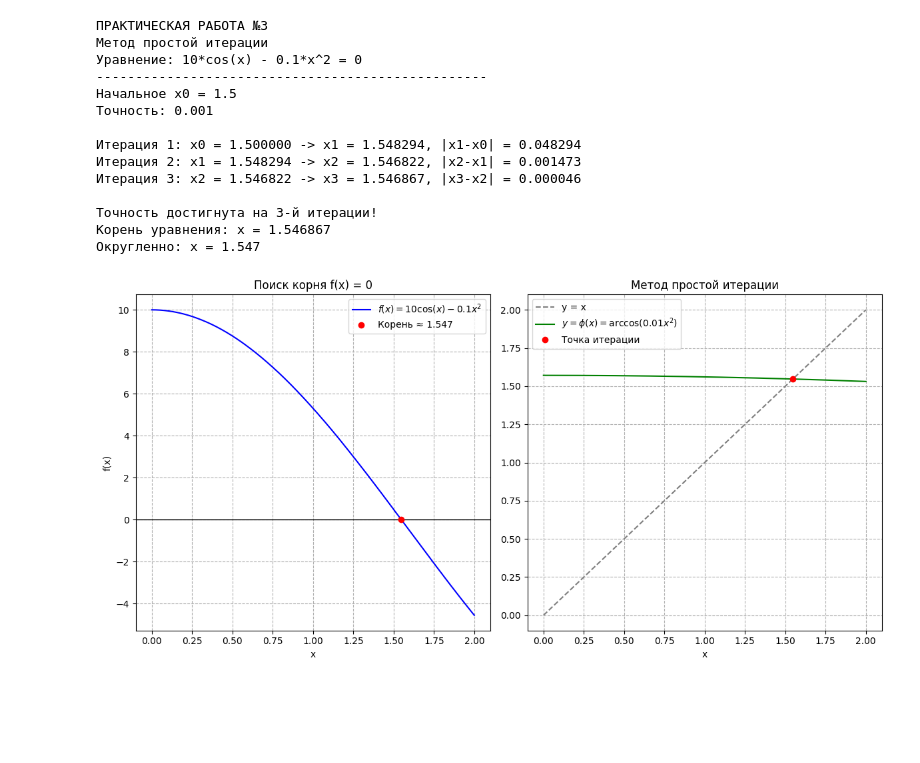
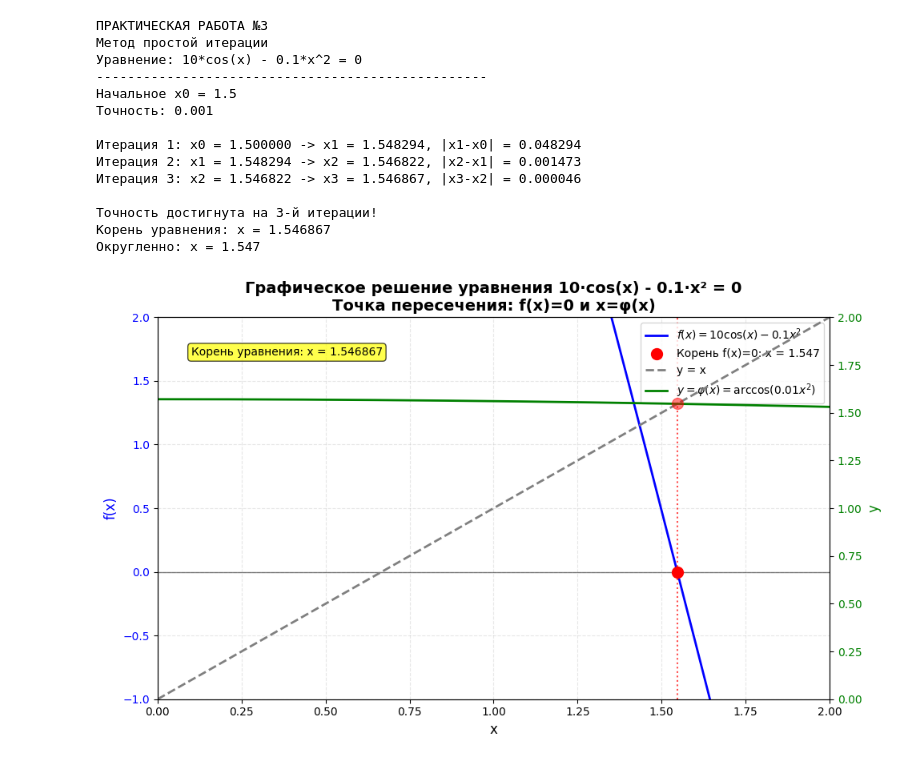
Before and after one commit to Matyuzha/homework, a Jupyter notebook: practice3.ipynb, the cells around one changed output. Cells and saved outputs as stored; diff of their text form; code cells hidden in the pictures; blank space fills up the shorter version.

```diff
--- a/practice3.ipynb
+++ b/practice3.ipynb
@@ -31,55 +31,74 @@ for i in range(max_iter):
         print(f"\nТочность достигнута на {i+1}-й итерации!")
         print(f"Корень уравнения: x = {x:.6f}")
         print(f"Округленно: x = {x:.3f}")
         break
 else:
     print(f"\nДостигнуто максимальное число итераций ({max_iter})")
 
-# 1. Подготовка данных для графика основной функции
+# Подготовка данных для графиков
 x_vals = np.linspace(0, 2, 400)
-y_func = 10 * np.cos(x_vals) - 0.1 * x_vals**2
+y_func = 10 * np.cos(x_vals) - 0.1 * x_vals**2  # f(x)
+y_phi = np.arccos(0.01 * x_vals**2)  # φ(x)
 
-# 2. Подготовка данных для метода итераций (x и phi(x))
-y_phi = np.arccos(0.01 * x_vals**2)
+# Создаем один график с двумя разными представлениями
+fig, ax1 = plt.subplots(figsize=(10, 6))
 
-plt.figure(figsize=(12, 6))
+# Первая ось: f(x) = 10*cos(x) - 0.1*x^2
+ax1.plot(x_vals, y_func, label=r'$f(x) = 10\cos(x) - 0.1x^2$', color='blue', linewidth=2)
+ax1.axhline(0, color='black', linewidth=1, linestyle='-', alpha=0.5)
+ax1.set_xlabel('x', fontsize=12)
+ax1.set_ylabel('f(x)', fontsize=12, color='blue')
+ax1.tick_params(axis='y', labelcolor='blue')
+ax1.grid(True, alpha=0.3, linestyle='--')
 
-# Левый график: Сама функция f(x) = 0
-plt.subplot(1, 2, 1)
-plt.plot(x_vals, y_func, label=r'$f(x) = 10\cos(x) - 0.1x^2$', color='blue')
-plt.axhline(0, color='black', linewidth=1) # Линия y=0
-plt.plot(x, 0, 'ro', label=f'Корень ≈ {x:.3f}') # Точка корня
-plt.title('Поиск корня f(x) = 0')
-plt.xlabel('x')
-plt.ylabel('f(x)')
-plt.grid(True, linestyle='--')
-plt.legend()
+# Вторая ось: y = x и y = φ(x) для метода итераций
+ax2 = ax1.twinx()  # Создаем вторую ось Y
+ax2.plot(x_vals, x_vals, label='y = x', color='gray', linestyle='--', linewidth=2)
+ax2.plot(x_vals, y_phi, label=r'$y = \varphi(x) = \arccos(0.01x^2)$', color='green', linewidth=2)
+ax2.set_ylabel('y', fontsize=12, color='green')
+ax2.tick_params(axis='y', labelcolor='green')
 
-# Правый график: Точка пересечения y=x и y=phi(x)
-plt.subplot(1, 2, 2)
-plt.plot(x_vals, x_vals, label='y = x', color='gray', linestyle='--')
-plt.plot(x_vals, y_phi, label=r'$y = \phi(x) = \arccos(0.01x^2)$', color='green')
-plt.plot(x, x, 'ro', label='Точка итерации')
-plt.title('Метод простой итерации')
-plt.xlabel('x')
-plt.grid(True, linestyle='--')
-plt.legend()
+# Отмечаем точки пересечения
+ax1.plot(x, 0, 'ro', markersize=10, label=f'Корень f(x)=0: x = {x:.3f}')
+ax2.plot(x, x, 'ro', markersize=10, alpha=0.5)  # Точка на втором графике
+
+# Добавляем вертикальную линию в точке корня
+ax1.axvline(x=x, color='red', linestyle=':', alpha=0.7, linewidth=1.5)
+
+# Объединяем легенды
+lines1, labels1 = ax1.get_legend_handles_labels()
+lines2, labels2 = ax2.get_legend_handles_labels()
+ax1.legend(lines1 + lines2, labels1 + labels2, loc='upper right', fontsize=10)
+
+# Заголовок
+plt.title('Графическое решение уравнения 10·cos(x) - 0.1·x² = 0\n' +
+          'Точка пересечения: f(x)=0 и x=φ(x)',
+          fontsize=14, fontweight='bold')
+
+# Добавляем текстовую информацию на график
+plt.text(0.1, 1.8, f'Корень уравнения: x = {x:.6f}',
+         bbox=dict(boxstyle="round,pad=0.3", facecolor="yellow", alpha=0.7),
+         fontsize=10)
+
+plt.xlim(0, 2)
+ax1.set_ylim(-1, 2)
+ax2.set_ylim(0, 2)
 
 plt.tight_layout()
 plt.show()
 # %% [output]
 ПРАКТИЧЕСКАЯ РАБОТА №3
 Метод простой итерации
 Уравнение: 10*cos(x) - 0.1*x^2 = 0
 --------------------------------------------------
 Начальное x0 = 1.5
 Точность: 0.001
 
 Итерация 1: x0 = 1.500000 -> x1 = 1.548294, |x1-x0| = 0.048294
 Итерация 2: x1 = 1.548294 -> x2 = 1.546822, |x2-x1| = 0.001473
 Итерация 3: x2 = 1.546822 -> x3 = 1.546867, |x3-x2| = 0.000046
 
 Точность достигнута на 3-й итерации!
 Корень уравнения: x = 1.546867
 Округленно: x = 1.547
-[figure, old version]
+[figure, new version]
```
